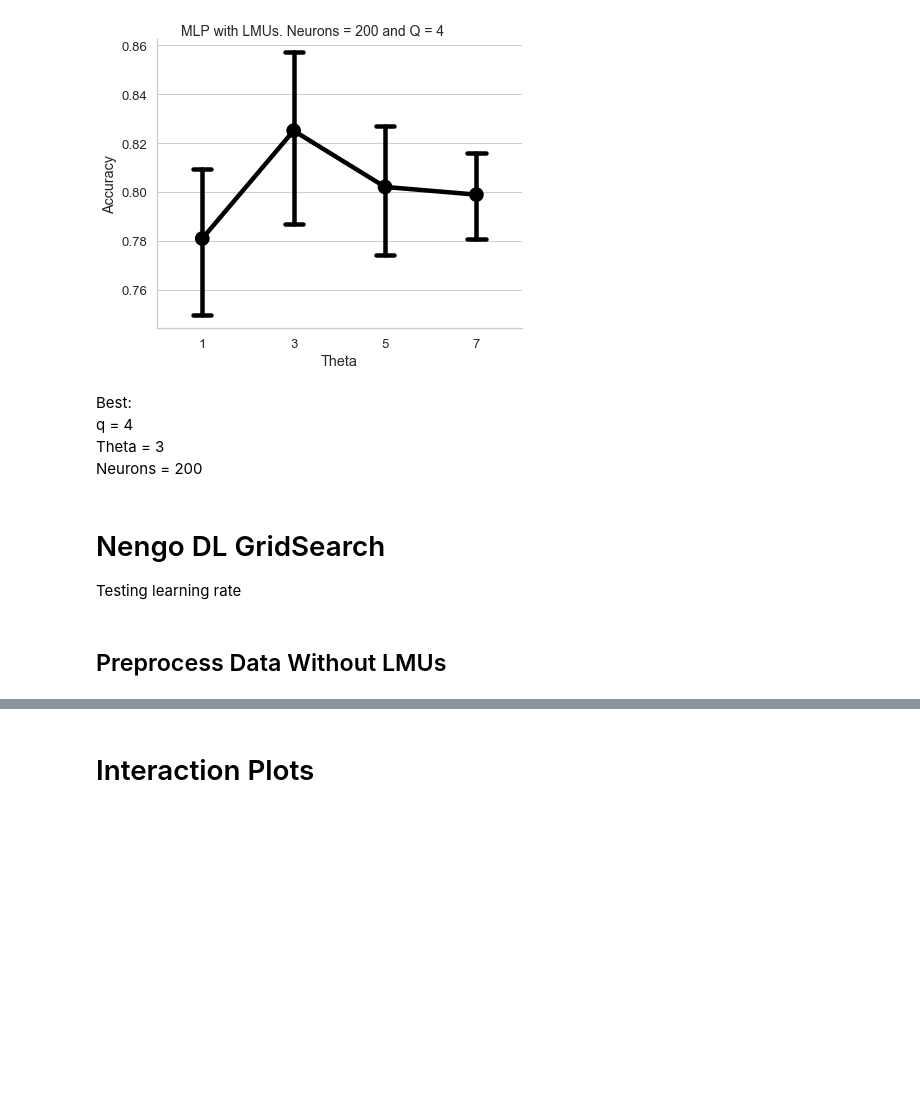
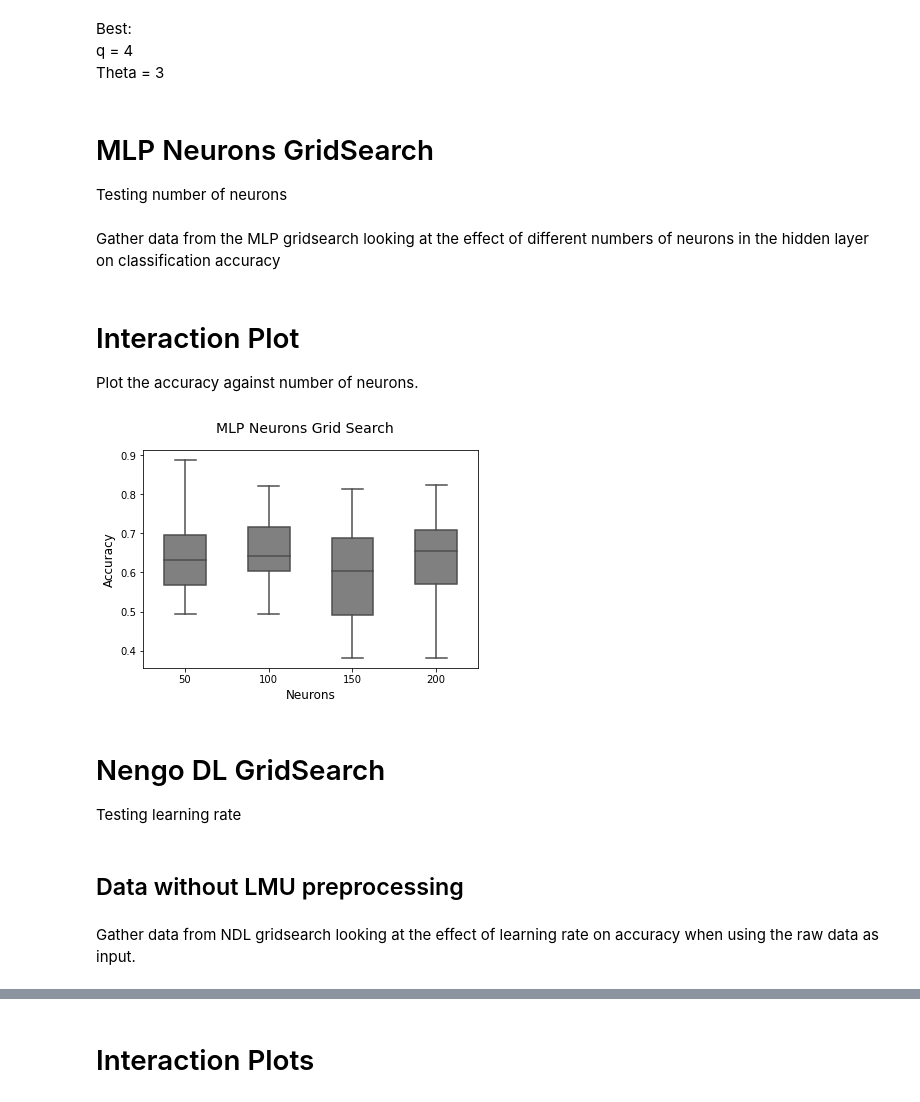
Before and after one commit to maddybartlett/Thesis_Notebooks, a Jupyter notebook: Chapter5_LMUs/Analysis/GridSearch.ipynb, the cells around one changed output, grey strips where cells are left out. Cells and saved outputs as stored; diff of their text form; code cells hidden in the pictures; blank space fills up the shorter version.

```diff
--- a/Chapter5_LMUs/Analysis/GridSearch.ipynb
+++ b/Chapter5_LMUs/Analysis/GridSearch.ipynb
@@ -195,16 +112,9 @@ plt.show()
-# %%
-q4=grid_mlp_lmu['q']=='4'
-
-g = sns.catplot(x="Theta", y="Accuracy",
-                capsize=.2, height=5, aspect=1.25,
-                kind="point", data=grid_mlp_lmu[q4&n200],
-                order=['1','3','5','7'], color='black')
-plt.suptitle('MLP with LMUs. Neurons = 200 and Q = 4', y=1, fontsize=14)
-plt.show()
-# %% [output]
-[figure, removed]
 # %% [markdown]
 Best: <br>
     q = 4 <br>
     Theta = 3 <br>
-    Neurons = 200 <br>
+# %% [markdown]
+# MLP Neurons GridSearch
+Testing number of neurons
+# %% [markdown]
+Gather data from the MLP gridsearch looking at the effect of different numbers of neurons in the hidden layer on classification accuracy
@@ -211,6 +162,25 @@ Best: <br>
+# %% [markdown]
+# Interaction Plot
+Plot the accuracy against number of neurons.
+# %%
+my_pal = {"50": "grey", "100": "grey", "150": "grey", "200":"grey"}
+sns.boxplot(y='Accuracy', x='Neurons',
+                 data=grid_mlp_raw,
+                 width=0.5,
+                 palette=my_pal,
+                 order=["50", "100", "150", "200"])
+plt.suptitle("MLP Neurons Grid Search", fontsize=14)
+plt.xlabel("Neurons", fontsize=12)
+plt.ylabel("Accuracy", fontsize=12)
+plt.savefig('../Figs/mlprawgrid.png')
+plt.show()
+# %% [output]
+[figure, added]
 # %% [markdown]
 # Nengo DL GridSearch
 Testing learning rate
-# %% [markdown]
-## Preprocess Data Without LMUs
+# %% [markdown]
+## Data without LMU preprocessing
+# %% [markdown]
+Gather data from NDL gridsearch looking at the effect of learning rate on accuracy when using the raw data as input.
 # %%
```
Also changed, not shown: parts of 39 cells of this notebook, 3 other files.
